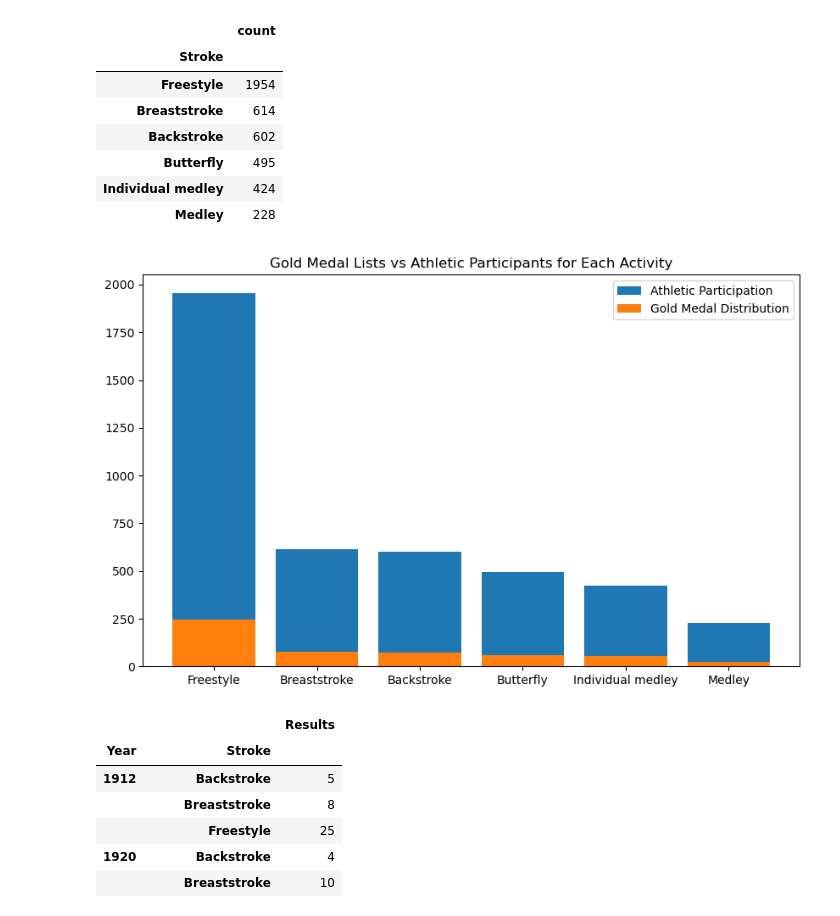
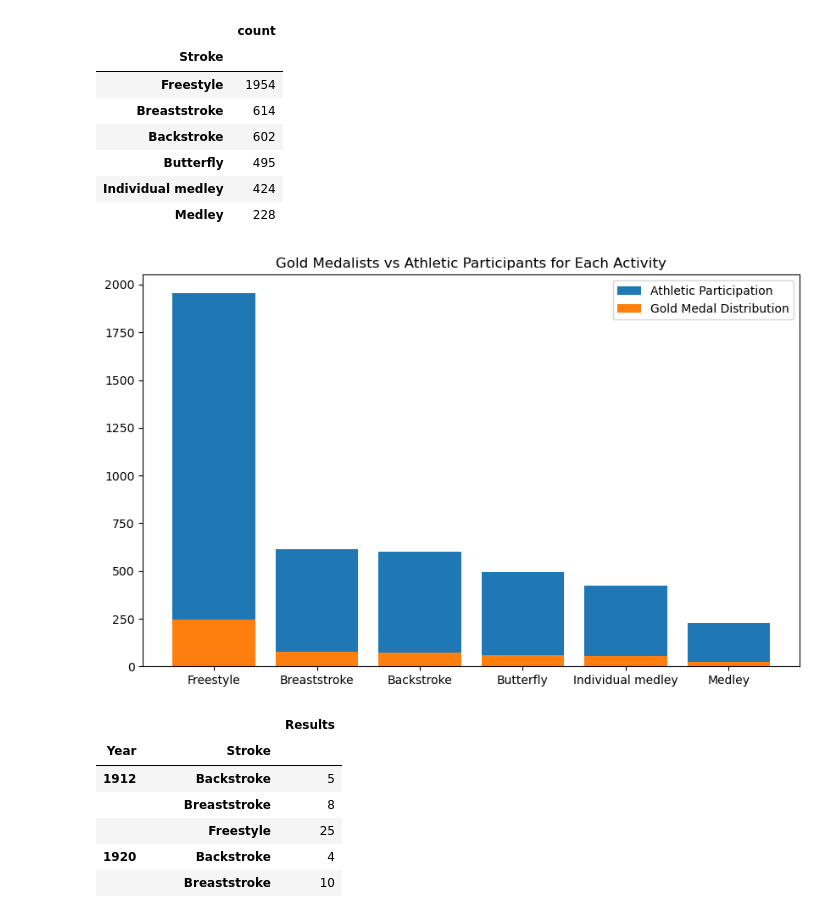
Before and after one commit to kkuria1/Olympic-swimming-analysis, a Jupyter notebook: Swimming_start.ipynb, the cells around one changed output. Drawn from its saved outputs; the diff is of its cells as text; code cells hidden in the pictures.

```diff
--- a/Swimming_start.ipynb
+++ b/Swimming_start.ipynb
@@ -208,13 +208,13 @@ popularity_df
 | Medley | 228 |
 # %%
 plt.figure(figsize=(10, 6))
-plt.title("Gold Medal Lists vs Athletic Participants for Each Activity")
+plt.title("Gold Medalists vs Athletic Participants for Each Activity")
 plt.bar(popularity_df.index, popularity_df["count"], label="Athletic Participation")
 plt.bar(popularity_df.index, popularity_gold_df["count"],label="Gold Medal Distribution")
 plt.legend(loc="best")
 plt.show()
 # %% [output]
-[figure, old version]
+[figure, new version]
 # %%
 df_part = df.groupby(["Year", "Stroke"])[["Results"]].count()
 df_part
```
Also changed, not shown: parts of 2 cells of this notebook.
